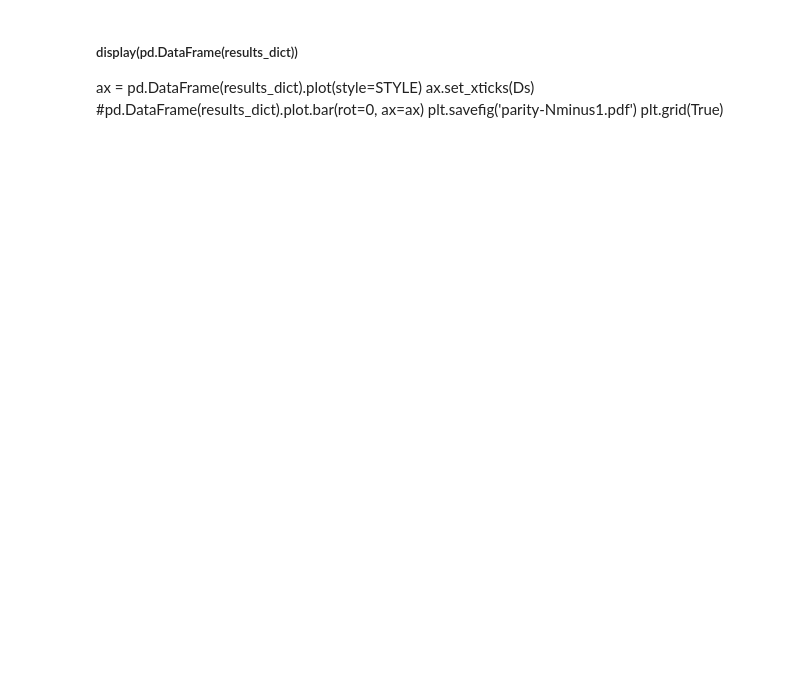
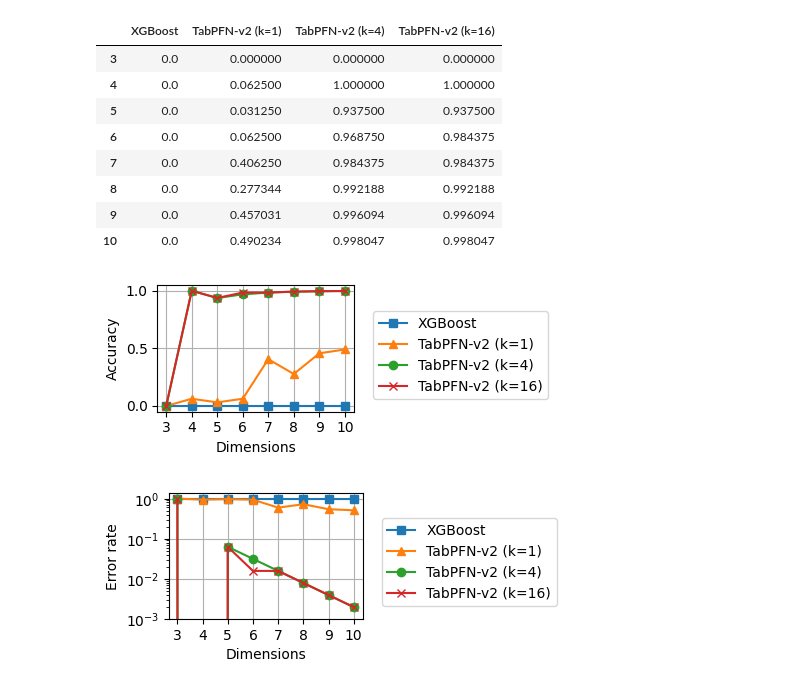
Before and after one commit to calvinmccarter/tabpfn-eval, a Jupyter notebook: parity.ipynb, the cells around one changed output. Cells and saved outputs as stored; diff of their text form; code cells hidden in the pictures; blank space fills up the shorter version.

```diff
--- a/parity.ipynb
+++ b/parity.ipynb
@@ -25,5 +26,6 @@ from tabpfn.constants import ModelInterfaceConfig
 # %%
-Ds = list(range(3, 6))
+Ds = list(range(3, 11))
+le = LabelEncoder()
 method_infos = [
     #("XGBoost", xgb.XGBClassifier()),
     ("TabPFN-v2 (k=1, w/ fingerprint)", TabPFNClassifier(device='cpu', n_estimators=1, inference_config=ModelInterfaceConfig(FINGERPRINT_FEATURE=True))),
@@ -34,6 +36,13 @@ method_infos = [
     ("TabPFN-v2 (k=16, w/o fingerprint)", TabPFNClassifier(device='cpu', n_estimators=16, inference_config=ModelInterfaceConfig(FINGERPRINT_FEATURE=False))),
 ]
 STYLE = ['^-', 'o-', 'x-', '^:', 'o:', 'x:']
+method_infos = [
+    ("XGBoost", xgb.XGBClassifier()),
+    ("TabPFN-v2 (k=1)", TabPFNClassifier(device='cpu', n_estimators=1)),
+    ("TabPFN-v2 (k=4)", TabPFNClassifier(device='cpu', n_estimators=4)),
+    ("TabPFN-v2 (k=16)", TabPFNClassifier(device='cpu', n_estimators=16)),
+]
+STYLE = ['s-', '^-', 'o-', 'x-']
 # %%
 results_dict = {mname : {} for mname, _ in method_infos}
 pvalues_dict = {mname : {} for mname, _ in method_infos}
@@ -47,6 +56,7 @@ for D in Ds:
         for n in range(N):
             X_train = np.r_[X[0:n, :], X[n+1:, :]]
             y_train = np.r_[y[0:n], y[n+1:]]
+            rng = check_random_state(n)
             train_ixs = rng.choice(N - 1, size=N - 1, replace=False)  # shuffle
             X_train = X_train[train_ixs, :]
             y_train = y_train[train_ixs]
@@ -66,11 +95,39 @@ for D in Ds:
-# %% [markdown]
-##### display(pd.DataFrame(results_dict))
-
-ax = pd.DataFrame(results_dict).plot(style=STYLE)
-ax.set_xticks(Ds)
-#pd.DataFrame(results_dict).plot.bar(rot=0, ax=ax)
-plt.savefig('parity-Nminus1.pdf')
-plt.grid(True)
+# %%
+display(pd.DataFrame(results_dict))
+
+ax = pd.DataFrame(results_dict).plot(figsize=(5, 2),style=STYLE)
+ax.set_xticks(Ds)
+#pd.DataFrame(results_dict).plot.bar(rot=0, ax=ax)
+plt.xlabel('Dimensions');
+plt.ylabel('Accuracy');
+sns.move_legend(obj=ax, loc=(1.1,0.1));
+plt.tight_layout();
+plt.savefig('parity-Nminus1.pdf')
+plt.grid(True)
+
+ax = (1-pd.DataFrame(results_dict)).plot(figsize=(5,2), style=STYLE)
+ax.set_xticks(Ds)
+#pd.DataFrame(results_dict).plot.bar(rot=0, ax=ax)
+plt.xlabel('Dimensions');
+plt.ylabel('Error rate');
+plt.yscale('log');
+sns.move_legend(obj=ax, loc=(1.1,0.1));
+plt.yticks([1e-3, 1e-2, 1e-1, 1]);
+plt.tight_layout();
+plt.savefig('parity-error-Nminus1.pdf')
+plt.grid(True)
+# %% [output]
+|  | XGBoost | TabPFN-v2 (k=1) | TabPFN-v2 (k=4) | TabPFN-v2 (k=16) |
+| 3 | 0.0 | 0.000000 | 0.000000 | 0.000000 |
+| 4 | 0.0 | 0.062500 | 1.000000 | 1.000000 |
+| 5 | 0.0 | 0.031250 | 0.937500 | 0.937500 |
+| 6 | 0.0 | 0.062500 | 0.968750 | 0.984375 |
+| 7 | 0.0 | 0.406250 | 0.984375 | 0.984375 |
+| 8 | 0.0 | 0.277344 | 0.992188 | 0.992188 |
+| 9 | 0.0 | 0.457031 | 0.996094 | 0.996094 |
+| 10 | 0.0 | 0.490234 | 0.998047 | 0.998047 |
+[figure, added]
+[figure, added]
 # %%
 halfresults_dict = {mname : {} for mname, _ in method_infos}
 for D in Ds:
```
Also changed, not shown: parts of 10 cells of this notebook.
